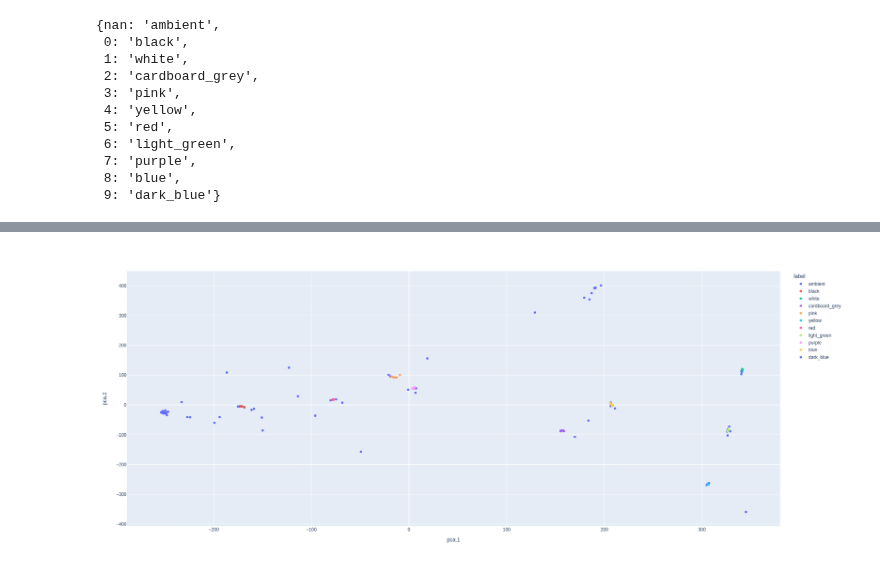
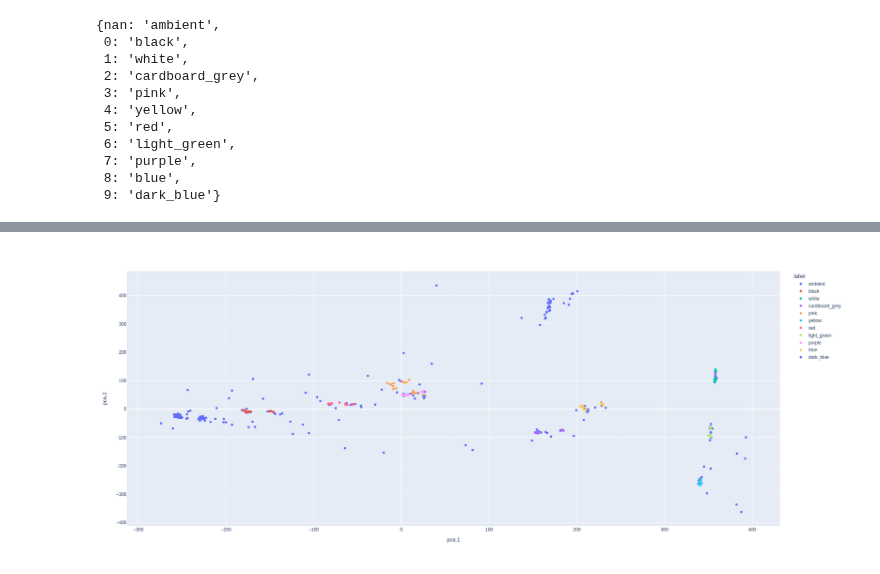
Before and after one commit to jonnor/embeddedml, a Jupyter notebook: emlearn/colordetector/Explore.ipynb, the cells around one changed output, grey strips where cells are left out. Drawn from its saved outputs; the diff is of its cells as text; code cells hidden in the pictures.

```diff
--- a/emlearn/colordetector/Explore.ipynb
+++ b/emlearn/colordetector/Explore.ipynb
@@ -65,13 +72,15 @@ def plot_timeseries(data, time_column='tick'):
     dd = data.reset_index()
 
     # XXX: seaborn does not handle gaps with NaN values, but pandas.DataFrame.plot does
-    fig, ax = plt.subplots(1, figsize=(20, 5))
+    fig, ax = plt.subplots(1, figsize=(20, 3))
     for col in ['r', 'g', 'b']:
         color = col
         dd.plot(ax=ax, x=time_column, y=col, color=color)
 
     ax2 = ax.twinx()
     dd.plot(ax=ax2, x=time_column, y='button', color='black', alpha=0.3)
+    return fig
 
-plot_timeseries(data)
+for name, df in data.groupby('filename'):
+    plot_timeseries(df)
 # %% [output]
@@ -90,5 +101,6 @@ def mask_timeseries(df, mask_column, columns=None, value=numpy.nan):
 
     return df
 
-plot_timeseries(mask_timeseries(data, 'button'))
+for name, df in data.groupby('filename'):
+    plot_timeseries(mask_timeseries(df, 'button'))
 # %% [output]
@@ -156,9 +170,19 @@ def mark_sections(df, indicator, name='section'):
     out = pandas.merge(df, s, right_index=True, left_index=True)
     return out
 
-# TODO: ignore data just around the edge of button being pressed. Is probably not representative of "ambient"
-labeled_data = mark_sections(data, data['button'])
-#labeled_data.dropna(subset=['section'])
-labeled_data['label'] = labeled_data['section'].replace(label_mapping)
+def label_data(data):
+
+    def label_one(df):
+        # TODO: ignore data just around the edge of button being pressed. Is probably not representative of "ambient"
+        labeled_data = mark_sections(df, df['button'])
+        #labeled_data.dropna(subset=['section'])
+        labeled_data['label'] = labeled_data['section'].replace(label_mapping)
+        return labeled_data
+
+    grouped = data.groupby('filename', group_keys=False)
+    out = grouped.apply(label_one)
+    return out
+
+labeled_data = label_data(data)
 labeled_data['label'].value_counts()
 # %% [output]
@@ -177,22 +221,23 @@ Name: label, dtype: int64
 # %%
 
 def plot_colors_2d(data, columns = ['r', 'g', 'b']):
     from sklearn.decomposition import PCA
     pca = PCA(2)
 
     dd = pca.fit_transform(data[columns])
     df = pandas.DataFrame(dd, columns=['pca.1', 'pca.2'], index=data.index)
 
-    modded = pandas.merge(data, df, right_index=True, left_index=True)
+    modded = pandas.merge(data, df, right_index=True, left_index=True).reset_index()
 
     import plotly.express
     # FIXME: plot with (approximately) correct colors
     fig = plotly.express.scatter(modded, x='pca.1', y='pca.2',
                                  color='label',
+                                 hover_data=['filename'],
                                  height=800, width=800)
     return fig
 
 fig = plot_colors_2d(labeled_data)
 fig
 # %% [output]
-[figure, old version]
+[figure, new version]
```
Also changed, not shown: parts of 6 cells of this notebook, 3 other files.
